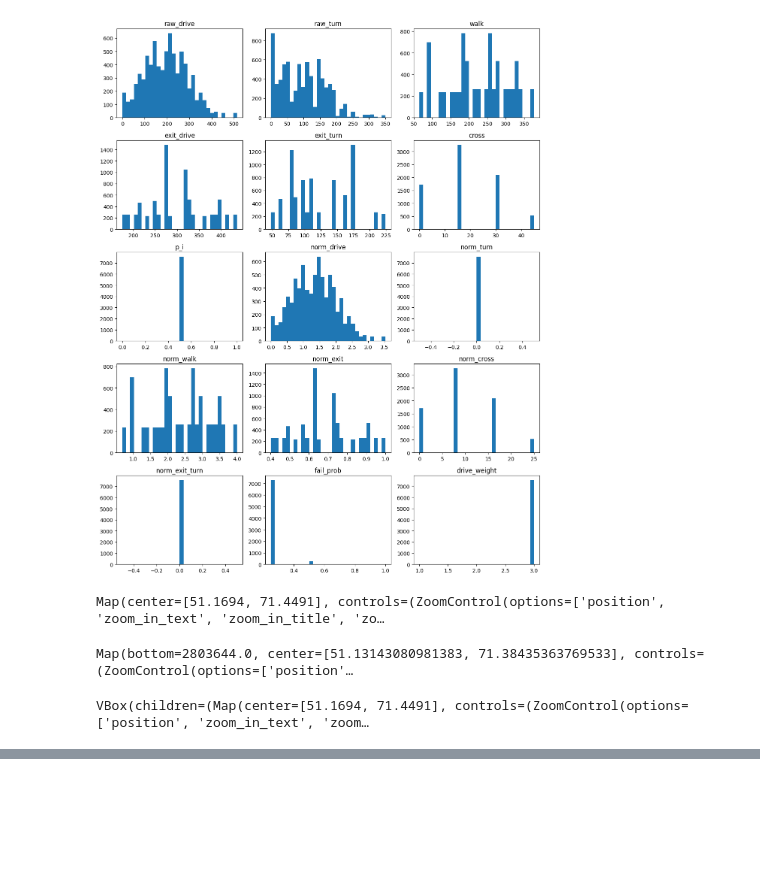
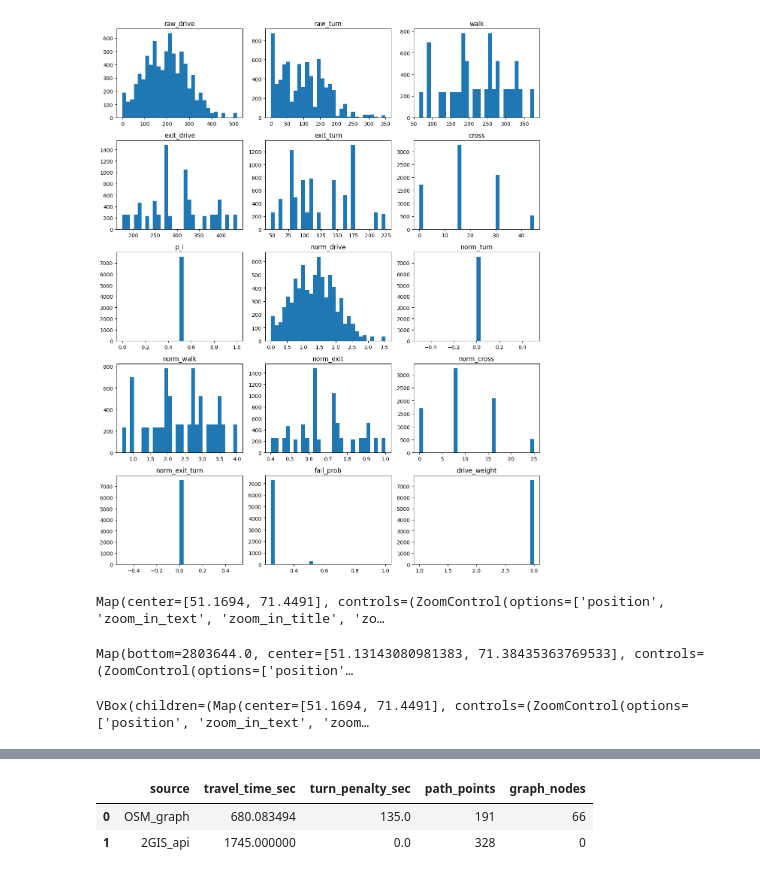
Before and after one commit to aruzhan1919/parking-navigation-algorithm, a Jupyter notebook: pr.ipynb, the cells around one changed output, grey strips where cells are left out. Cells and saved outputs as stored; diff of their text form; code cells hidden in the pictures; blank space fills up the shorter version.

```diff
--- a/pr.ipynb
+++ b/pr.ipynb
@@ -265,0 +349,23 @@ VBox(children=(Map(center=[51.1694, 71.4491], controls=(ZoomControl(options=['po
+# %%
+from twogis_routing import get_route_2gis
+
+start = (51.19034801714996, 71.4070625470186)   # example
+dest  = (51.12143227387381, 71.42878515268714)  # example
+
+osm_res = routing.get_route(start, dest, custom_G=G)
+twogis_res = get_route_2gis(start, dest)
+
+print("OSM route:")
+print("travel_time:", osm_res["travel_time"])
+print("turn_penalty:", osm_res["turn_penalty"])
+print("num_path_points:", len(osm_res["path"]))
+print("num_nodes:", len(osm_res["nodes"]))
+
+print("\n2GIS route:")
+if twogis_res:
+    print("travel_time:", twogis_res["travel_time"])
+    print("turn_penalty:", twogis_res["turn_penalty"])
+    print("num_path_points:", len(twogis_res["path"]))
+    print("num_nodes:", len(twogis_res["nodes"]))
+else:
+    print("2GIS failed")
@@ -265,0 +384,23 @@ VBox(children=(Map(center=[51.1694, 71.4491], controls=(ZoomControl(options=['po
+# %%
+comparison = pd.DataFrame([
+    {
+        "source": "OSM_graph",
+        "travel_time_sec": osm_res["travel_time"],
+        "turn_penalty_sec": osm_res["turn_penalty"],
+        "path_points": len(osm_res["path"]),
+        "graph_nodes": len(osm_res["nodes"]),
+    },
+    {
+        "source": "2GIS_api",
+        "travel_time_sec": None if twogis_res is None else twogis_res["travel_time"],
+        "turn_penalty_sec": None if twogis_res is None else twogis_res["turn_penalty"],
+        "path_points": None if twogis_res is None else len(twogis_res["path"]),
+        "graph_nodes": None if twogis_res is None else len(twogis_res["nodes"]),
+    }
+])
+
+comparison
+# %% [output]
+|  | source | travel_time_sec | turn_penalty_sec | path_points | graph_nodes |
+| 0 | OSM_graph | 680.083494 | 135.0 | 191 | 66 |
+| 1 | 2GIS_api | 1745.000000 | 0.0 | 328 | 0 |
```
Also changed, not shown: parts of 8 cells of this notebook, 10 other files.
